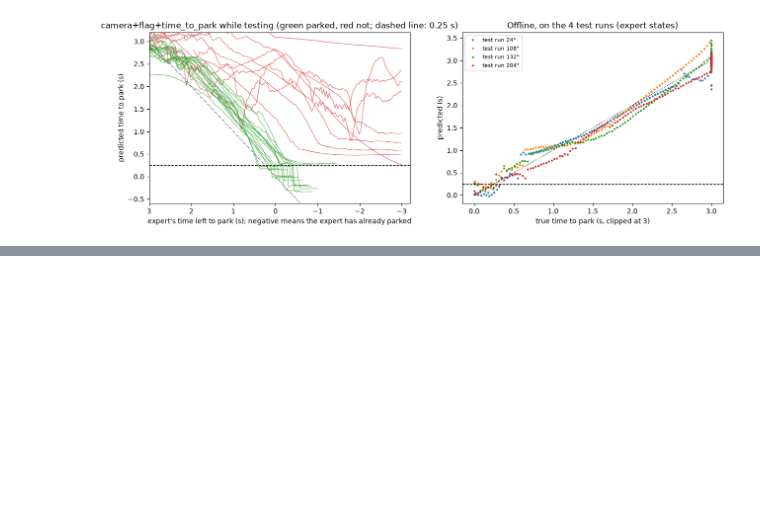
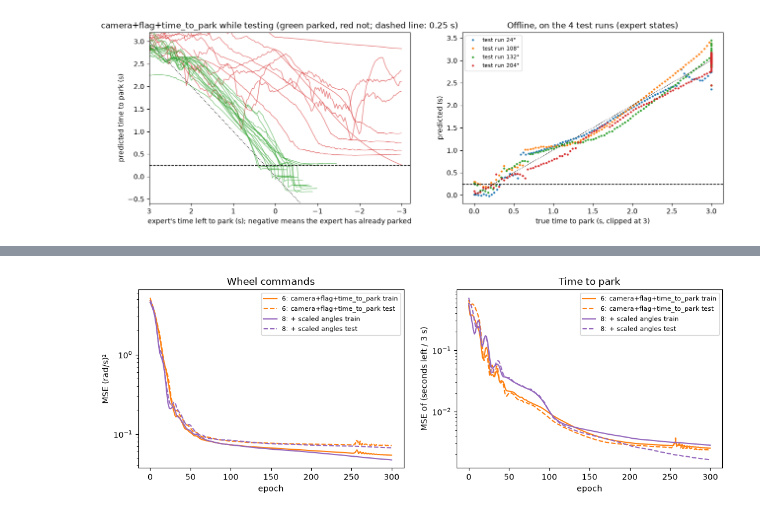
Before and after one commit to NatMota/mlai-vnc, a Jupyter notebook: v2_sensors/driving_v2/driving_v2_sensors.ipynb, the cells around one changed output, grey strips where cells are left out. Saved outputs shown, nothing was run; the diff lists cells and outputs as text; code cells hidden in the pictures; blank space fills up the shorter version.

```diff
--- a/v2_sensors/driving_v2/driving_v2_sensors.ipynb
+++ b/v2_sensors/driving_v2/driving_v2_sensors.ipynb
@@ -1016,0 +1023,6 @@ ax[1].legend(fontsize=8); plt.show()
+# %%
+import v2_results
+INPUT_NAMES = ['angle FR', 'angle FL', 'angle BL', 'angle BR', 'speed FR', 'speed FL', 'speed BL', 'speed BR',
+               'mean angle', 'R-L angle', 'mean speed', 'R-L speed', 'dot distance', 'dot sin', 'dot cos', 'visible']
+Xtrain = np.concatenate([camera_inputs(e, [0, 1, 2, 3]) for e in train])
+pd.DataFrame({'min': Xtrain.min(0), 'max': Xtrain.max(0), 'standard deviation': Xtrain.std(0)}, index=INPUT_NAMES).round(2)
@@ -1016,0 +1049,22 @@ ax[1].legend(fontsize=8); plt.show()
+# %%
+w6 = np.load('models/camera_flag_ttp.npz')
+def net(w, x):
+    h = x
+    for layer in ('shared.0', 'shared.2'):
+        h = np.maximum(h @ w[layer + '.weight'].T + w[layer + '.bias'], 0)
+    return h @ w['wheels.weight'].T + w['wheels.bias'], float((h @ w['park.weight'].T + w['park.bias'])[0]) * float(w['ttp_clip'])
+
+tables = {}
+for b in (24, 204):
+    e = next(e for e in test if e['bearing'] == b)
+    t = np.load(DATA / next(r for r in episodes if r['bearing_deg'] == b)['archive'])['time_s']
+    X = camera_inputs(e, [0, 1, 2, 3])
+    cols = {}
+    for i, label in ((0, 'start'), (len(X) - 1, 'end (expert parks)')):
+        wheels, ttp = net(w6, X[i])
+        cols[f'{label}, t = {t[i]:.2f} s'] = list(np.round(X[i], 2)) + [
+            ', '.join(f'{v:.2f}' for v in e['wheels'][i]), f'{t[-1] - t[i]:.2f}',
+            ', '.join(f'{v:.2f}' for v in wheels), f"{ttp:.2f} ({'PARK' if ttp <= THRESH else 'drive'})"]
+    tables[f'{b}° test run'] = pd.DataFrame(cols, index=INPUT_NAMES + ['expert wheels FR, FL, BL, BR', 'expert time left (s)',
+                                                                  'model wheels FR, FL, BL, BR', 'model time to park (s)'])
+pd.concat(tables, axis=1)
@@ -1016,0 +1100,12 @@ ax[1].legend(fontsize=8); plt.show()
+# %%
+h6 = camera_history[camera_history.model == 'camera+flag+time_to_park']
+h8 = v2_results.history('camera_flag_ttp_scaled')
+fig, ax = plt.subplots(1, 2, figsize=(13, 4))
+for label, h, park_col, c in (('6: camera+flag+time_to_park', h6, 'park_loss', 'tab:orange'), ('8: + scaled angles', h8, 'time_to_park_mse', 'tab:purple')):
+    ax[0].plot(h.epoch, h.train_wheel_mse, color=c, label=f'{label} train'); ax[0].plot(h.epoch, h.test_wheel_mse, '--', color=c, label=f'{label} test')
+    ax[1].plot(h.epoch, h['train_' + park_col], color=c, label=f'{label} train'); ax[1].plot(h.epoch, h['test_' + park_col], '--', color=c, label=f'{label} test')
+ax[0].set(title='Wheel commands', ylabel='MSE (rad/s)²'); ax[1].set(title='Time to park', ylabel='MSE of (seconds left / 3 s)')
+for a in ax: a.set(xlabel='epoch', yscale='log'); a.legend(fontsize=8)
+plt.show()
+# %% [output]
+[figure, added]
```
Also changed, not shown: parts of 9 cells of this notebook, 32 other files.
